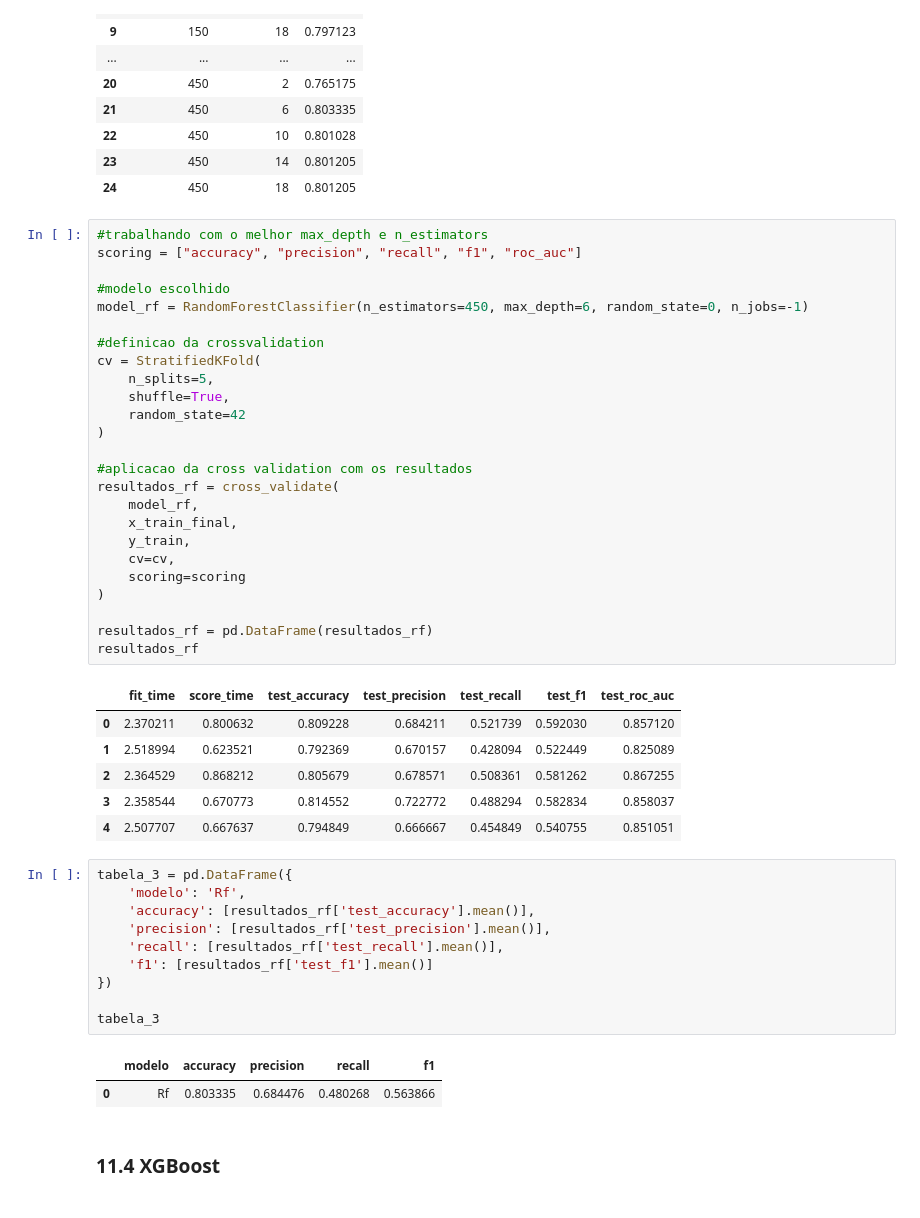
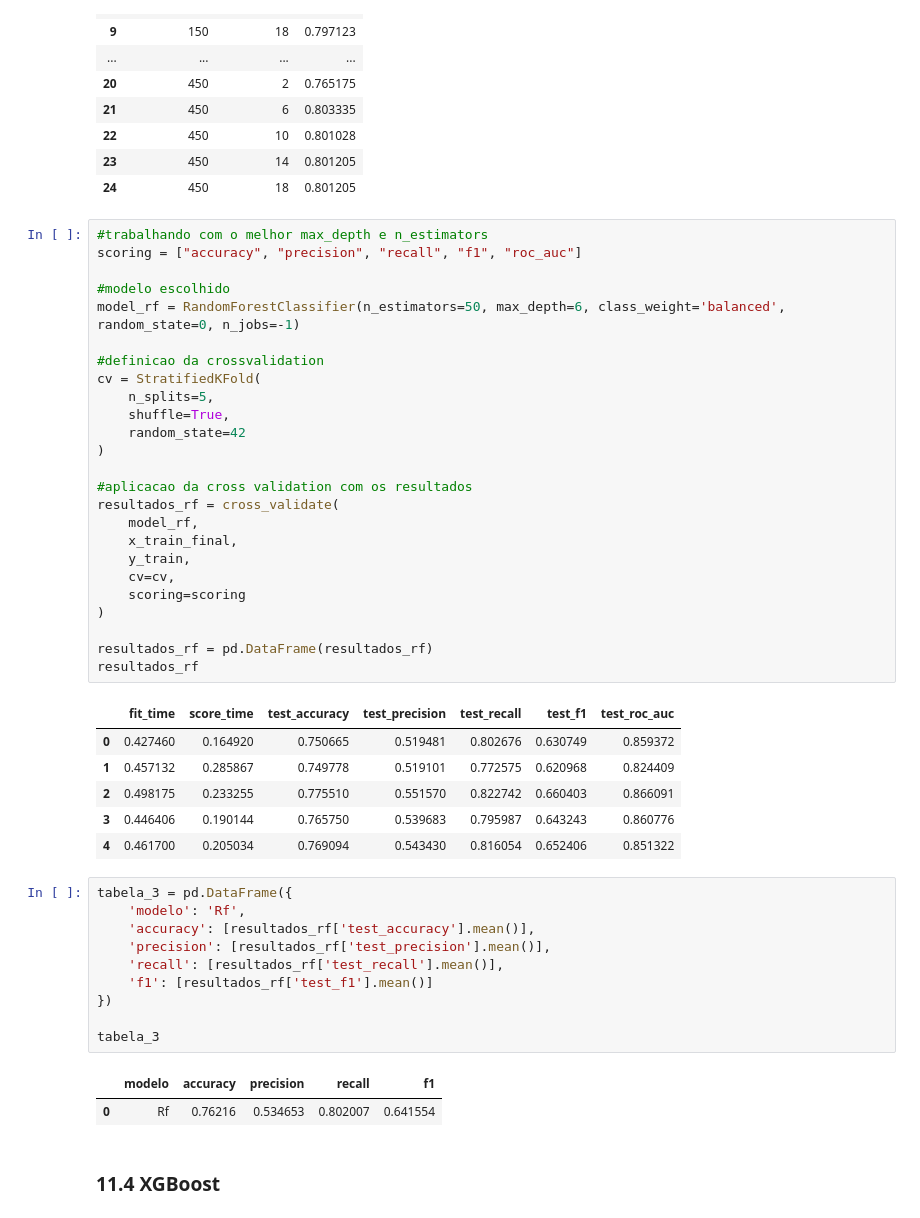
Before and after one commit to lucasffreitasds/churn_IBM, a Jupyter notebook: projeto_churn_IBM.ipynb, the cells around one changed output. Cells and saved outputs as stored; diff of their text form.

Commit message:
chegamos no modelo final

```diff
--- a/projeto_churn_IBM.ipynb
+++ b/projeto_churn_IBM.ipynb
@@ -1763,35 +1763,35 @@ Name: 21, dtype: float64
 # %%
 #trabalhando com o melhor max_depth e n_estimators
 scoring = ["accuracy", "precision", "recall", "f1", "roc_auc"]
 
 #modelo escolhido
-model_rf = RandomForestClassifier(n_estimators=450, max_depth=6, random_state=0, n_jobs=-1)
+model_rf = RandomForestClassifier(n_estimators=50, max_depth=6, class_weight='balanced', random_state=0, n_jobs=-1)
 
 #definicao da crossvalidation
 cv = StratifiedKFold(
     n_splits=5,
     shuffle=True,
     random_state=42
 )
 
 #aplicacao da cross validation com os resultados
 resultados_rf = cross_validate(
     model_rf,
     x_train_final,
     y_train,
     cv=cv,
     scoring=scoring
 )
 
 resultados_rf = pd.DataFrame(resultados_rf)
 resultados_rf
 # %% [output]
 |  | fit_time | score_time | test_accuracy | test_precision | test_recall | test_f1 | test_roc_auc |
-| 0 | 2.370211 | 0.800632 | 0.809228 | 0.684211 | 0.521739 | 0.592030 | 0.857120 |
-| 1 | 2.518994 | 0.623521 | 0.792369 | 0.670157 | 0.428094 | 0.522449 | 0.825089 |
-| 2 | 2.364529 | 0.868212 | 0.805679 | 0.678571 | 0.508361 | 0.581262 | 0.867255 |
-| 3 | 2.358544 | 0.670773 | 0.814552 | 0.722772 | 0.488294 | 0.582834 | 0.858037 |
-| 4 | 2.507707 | 0.667637 | 0.794849 | 0.666667 | 0.454849 | 0.540755 | 0.851051 |
+| 0 | 0.427460 | 0.164920 | 0.750665 | 0.519481 | 0.802676 | 0.630749 | 0.859372 |
+| 1 | 0.457132 | 0.285867 | 0.749778 | 0.519101 | 0.772575 | 0.620968 | 0.824409 |
+| 2 | 0.498175 | 0.233255 | 0.775510 | 0.551570 | 0.822742 | 0.660403 | 0.866091 |
+| 3 | 0.446406 | 0.190144 | 0.765750 | 0.539683 | 0.795987 | 0.643243 | 0.860776 |
+| 4 | 0.461700 | 0.205034 | 0.769094 | 0.543430 | 0.816054 | 0.652406 | 0.851322 |
 # %%
 tabela_3 = pd.DataFrame({
     'modelo': 'Rf',
@@ -1804,6 +1804,6 @@ tabela_3 = pd.DataFrame({
 tabela_3
 # %% [output]
 |  | modelo | accuracy | precision | recall | f1 |
-| 0 | Rf | 0.803335 | 0.684476 | 0.480268 | 0.563866 |
+| 0 | Rf | 0.76216 | 0.534653 | 0.802007 | 0.641554 |
 # %% [markdown]
 ### 11.4 XGBoost
```
Also changed, not shown: parts of 27 cells of this notebook.
